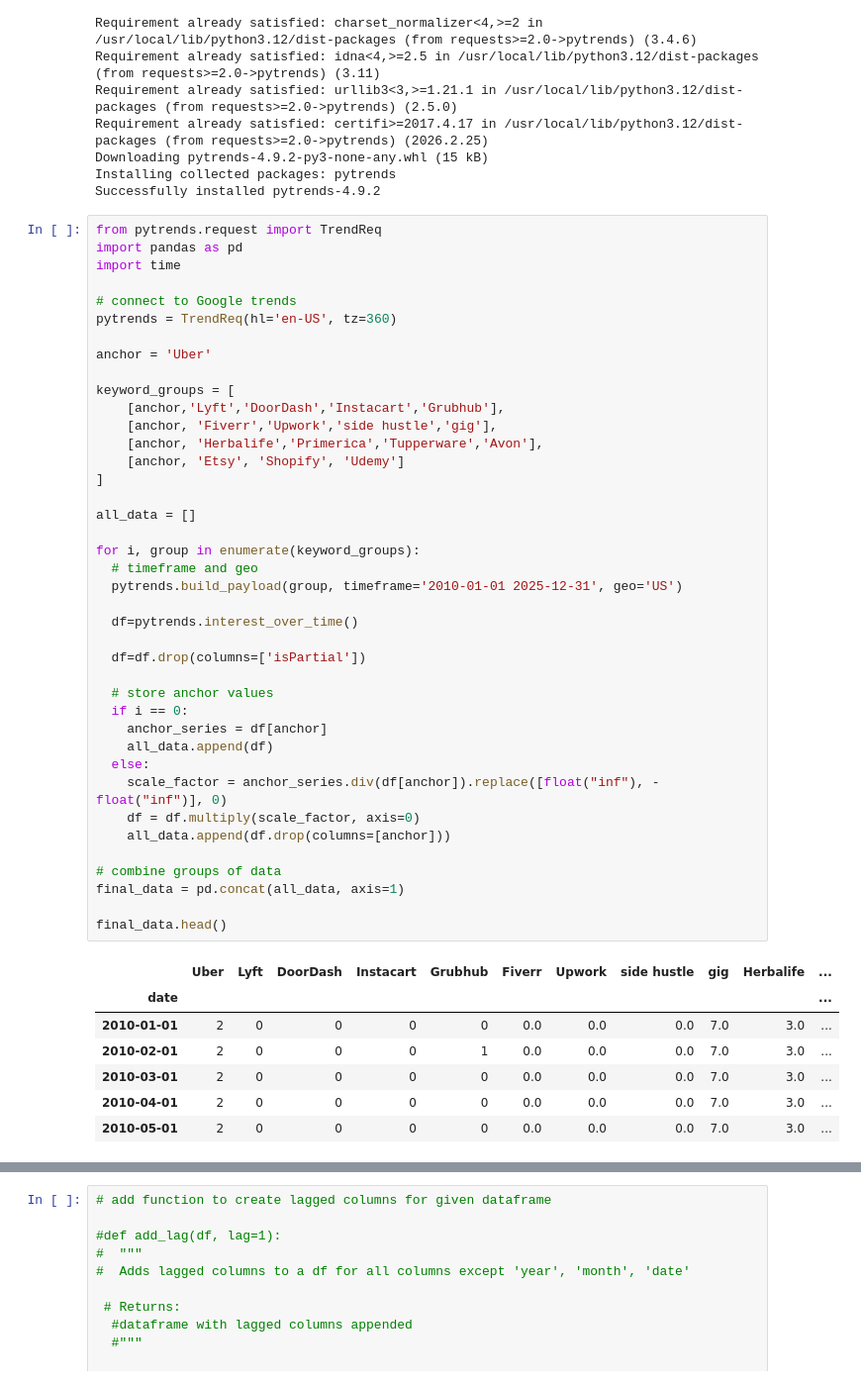
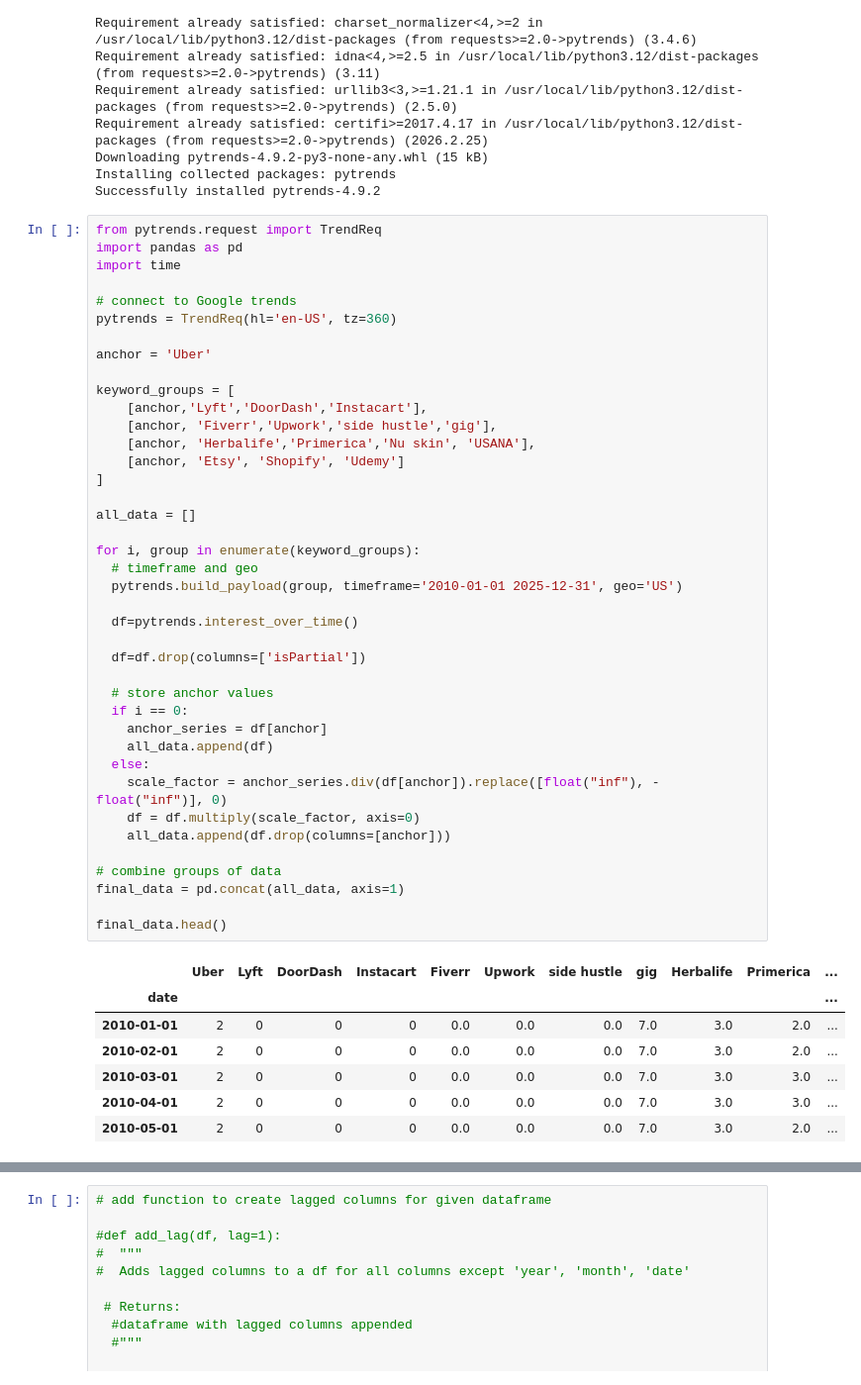
Before and after one commit to milleau98/2026-gig-data-analysis, a Jupyter notebook: notebooks/dataset-generators/google_trends.ipynb, the cells around one changed output, grey strips where cells are left out. Shown at 99% size. Saved outputs shown, nothing was run; the diff lists cells and outputs as text.

```diff
--- a/notebooks/dataset-generators/google_trends.ipynb
+++ b/notebooks/dataset-generators/google_trends.ipynb
@@ -31,43 +31,43 @@ pytrends = TrendReq(hl='en-US', tz=360)
 anchor = 'Uber'
 
 keyword_groups = [
-    [anchor,'Lyft','DoorDash','Instacart','Grubhub'],
+    [anchor,'Lyft','DoorDash','Instacart'],
     [anchor, 'Fiverr','Upwork','side hustle','gig'],
-    [anchor, 'Herbalife','Primerica','Tupperware','Avon'],
+    [anchor, 'Herbalife','Primerica','Nu skin', 'USANA'],
     [anchor, 'Etsy', 'Shopify', 'Udemy']
 ]
 
 all_data = []
 
 for i, group in enumerate(keyword_groups):
   # timeframe and geo
   pytrends.build_payload(group, timeframe='2010-01-01 2025-12-31', geo='US')
 
   df=pytrends.interest_over_time()
 
   df=df.drop(columns=['isPartial'])
 
   # store anchor values
   if i == 0:
     anchor_series = df[anchor]
     all_data.append(df)
   else:
     scale_factor = anchor_series.div(df[anchor]).replace([float("inf"), -float("inf")], 0)
     df = df.multiply(scale_factor, axis=0)
     all_data.append(df.drop(columns=[anchor]))
 
 # combine groups of data
 final_data = pd.concat(all_data, axis=1)
 
 final_data.head()
 # %% [output]
-|  | Uber | Lyft | DoorDash | Instacart | Grubhub | Fiverr | Upwork | side hustle | gig | Herbalife | ... |
+|  | Uber | Lyft | DoorDash | Instacart | Fiverr | Upwork | side hustle | gig | Herbalife | Primerica | ... |
 | date |  |  |  |  |  |  |  |  |  |  | ... |
-| 2010-01-01 | 2 | 0 | 0 | 0 | 0 | 0.0 | 0.0 | 0.0 | 7.0 | 3.0 | ... |
-| 2010-02-01 | 2 | 0 | 0 | 0 | 1 | 0.0 | 0.0 | 0.0 | 7.0 | 3.0 | ... |
-| 2010-03-01 | 2 | 0 | 0 | 0 | 0 | 0.0 | 0.0 | 0.0 | 7.0 | 3.0 | ... |
-| 2010-04-01 | 2 | 0 | 0 | 0 | 0 | 0.0 | 0.0 | 0.0 | 7.0 | 3.0 | ... |
-| 2010-05-01 | 2 | 0 | 0 | 0 | 0 | 0.0 | 0.0 | 0.0 | 7.0 | 3.0 | ... |
+| 2010-01-01 | 2 | 0 | 0 | 0 | 0.0 | 0.0 | 0.0 | 7.0 | 3.0 | 2.0 | ... |
+| 2010-02-01 | 2 | 0 | 0 | 0 | 0.0 | 0.0 | 0.0 | 7.0 | 3.0 | 2.0 | ... |
+| 2010-03-01 | 2 | 0 | 0 | 0 | 0.0 | 0.0 | 0.0 | 7.0 | 3.0 | 3.0 | ... |
+| 2010-04-01 | 2 | 0 | 0 | 0 | 0.0 | 0.0 | 0.0 | 7.0 | 3.0 | 3.0 | ... |
+| 2010-05-01 | 2 | 0 | 0 | 0 | 0.0 | 0.0 | 0.0 | 7.0 | 3.0 | 2.0 | ... |
 # %%
 # convert weekly trends to monthly averages
 monthly = final_data.resample("M").mean()
```
Also changed, not shown: parts of 3 cells of this notebook.
